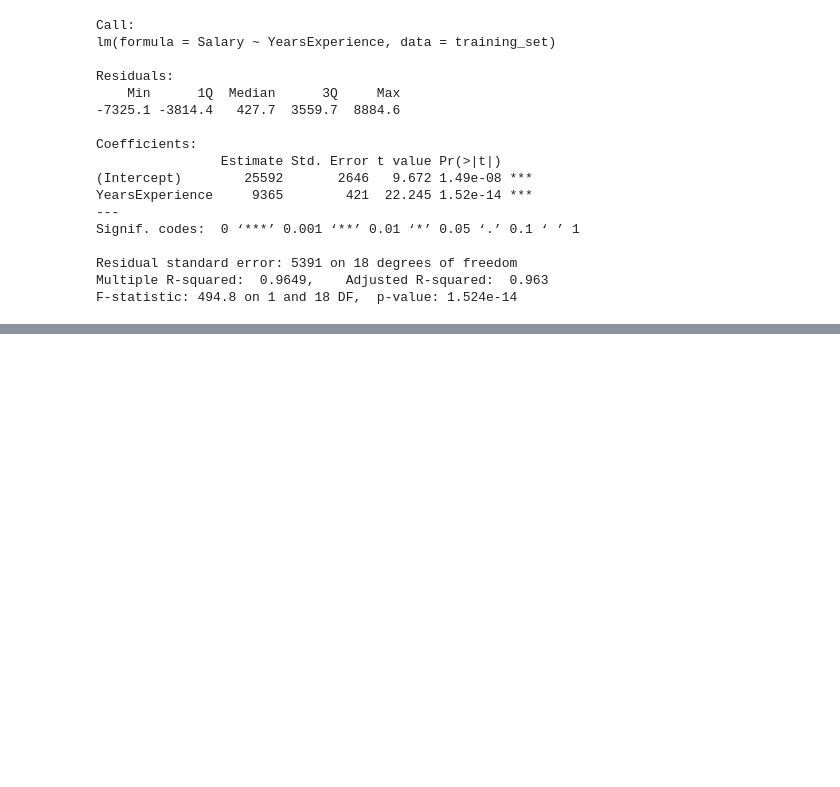
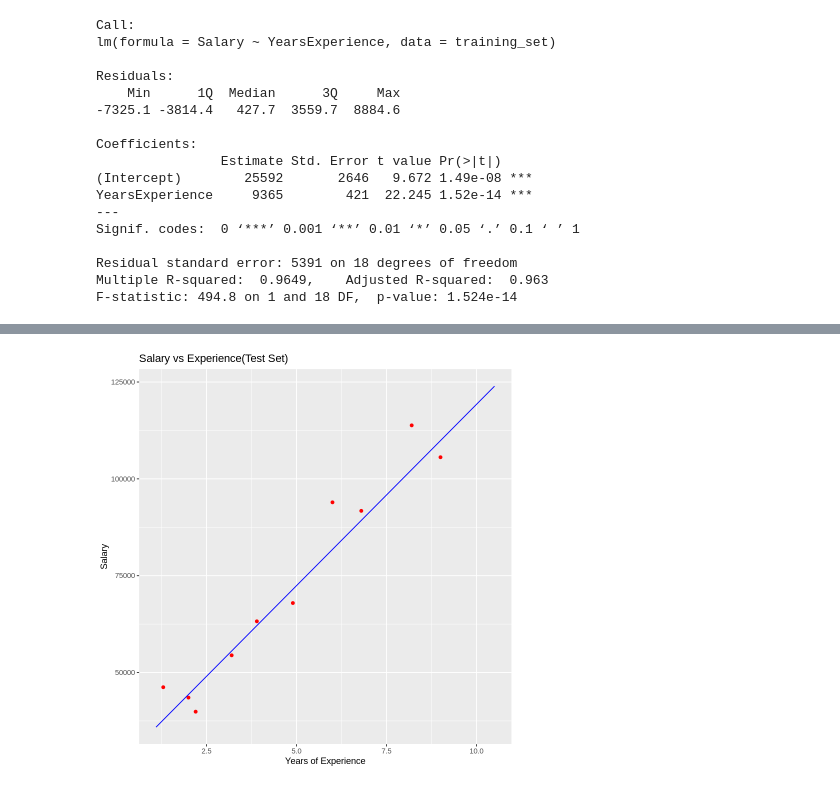
Before and after one commit to laresamdeola/r-projects, a Jupyter notebook: Building_a_Linear_Model_for_the_relationship_between_Salary_and_Years_of_Experience.ipynb, the cells around one changed output, grey strips where cells are left out. Drawn from its saved outputs; the diff is of its cells as text; code cells hidden in the pictures; blank space fills up the shorter version.

```diff
--- a/Building_a_Linear_Model_for_the_relationship_between_Salary_and_Years_of_Experience.ipynb
+++ b/Building_a_Linear_Model_for_the_relationship_between_Salary_and_Years_of_Experience.ipynb
@@ -63,0 +96,13 @@ F-statistic: 494.8 on 1 and 18 DF,  p-value: 1.524e-14
+# %%
+# Visualise the test set results
+
+ggplot() +
+  geom_point(aes(x = test_set$YearsExperience, y = test_set$Salary),
+            colour = "red") +
+  geom_line(aes(x = training_set$YearsExperience, y = predict(regressor, newdata = training_set)),
+            colour = "blue") +
+  ggtitle("Salary vs Experience(Test Set)") +
+  xlab("Years of Experience") +
+  ylab("Salary")
+# %% [output]
+[figure, added]
```
Also changed, not shown: parts of 5 cells of this notebook.
